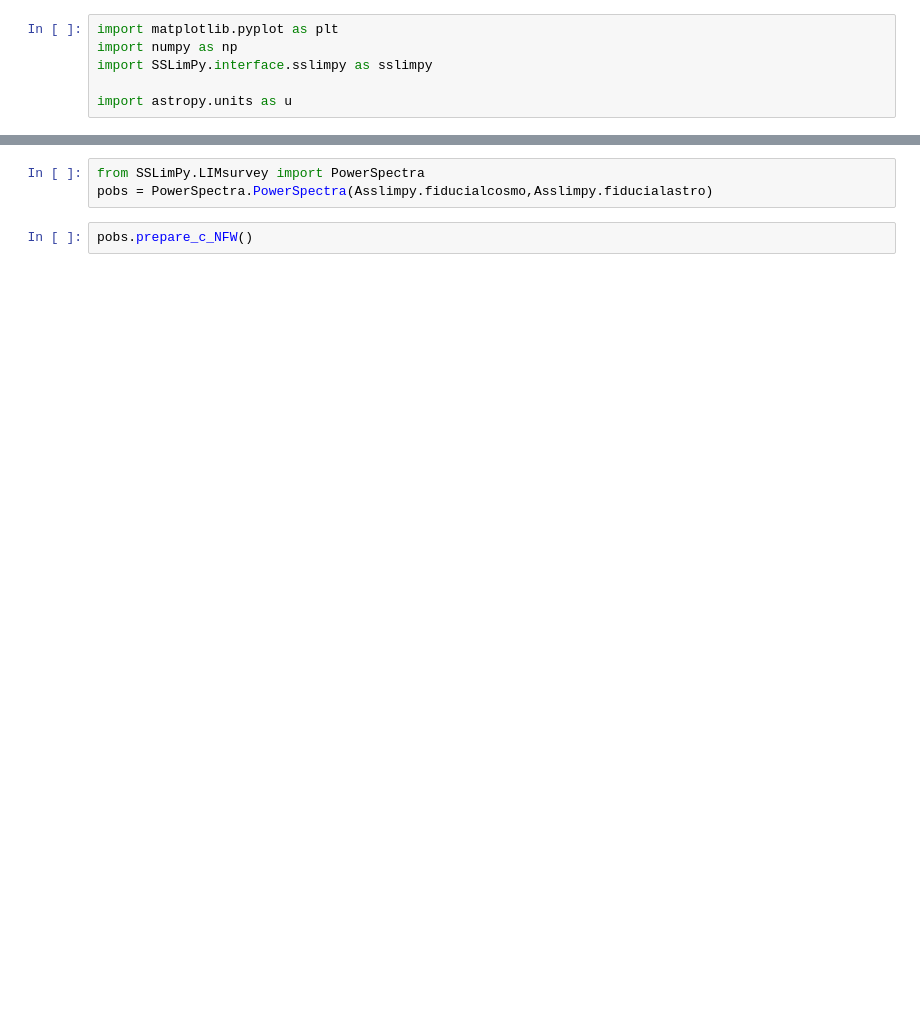
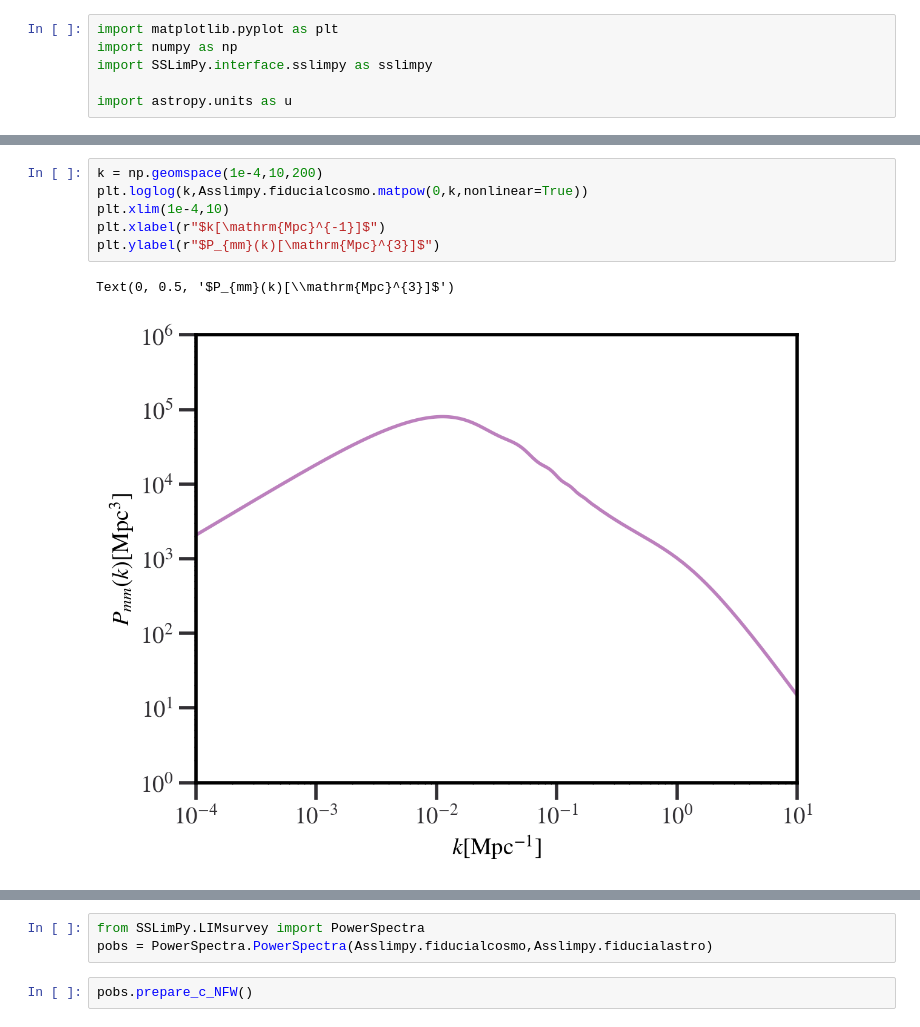
Before and after one commit to Sefa76/SSLimPy, a Jupyter notebook: SSLimPy.ipynb, the cells around one changed output, grey strips where cells are left out. Drawn from its saved outputs; the diff is of its cells as text; blank space fills up the shorter version.

```diff
--- a/SSLimPy.ipynb
+++ b/SSLimPy.ipynb
@@ -30,0 +91,9 @@ Asslimpy = sslimpy.sslimpy(settings_dict=settings,
+# %%
+k = np.geomspace(1e-4,10,200)
+plt.loglog(k,Asslimpy.fiducialcosmo.matpow(0,k,nonlinear=True))
+plt.xlim(1e-4,10)
+plt.xlabel(r"$k[\mathrm{Mpc}^{-1}]$")
+plt.ylabel(r"$P_{mm}(k)[\mathrm{Mpc}^{3}]$")
+# %% [output]
+Text(0, 0.5, '$P_{mm}(k)[\\mathrm{Mpc}^{3}]$')
+[figure, added]
```
Also changed, not shown: parts of 16 cells of this notebook, 4 other files.
